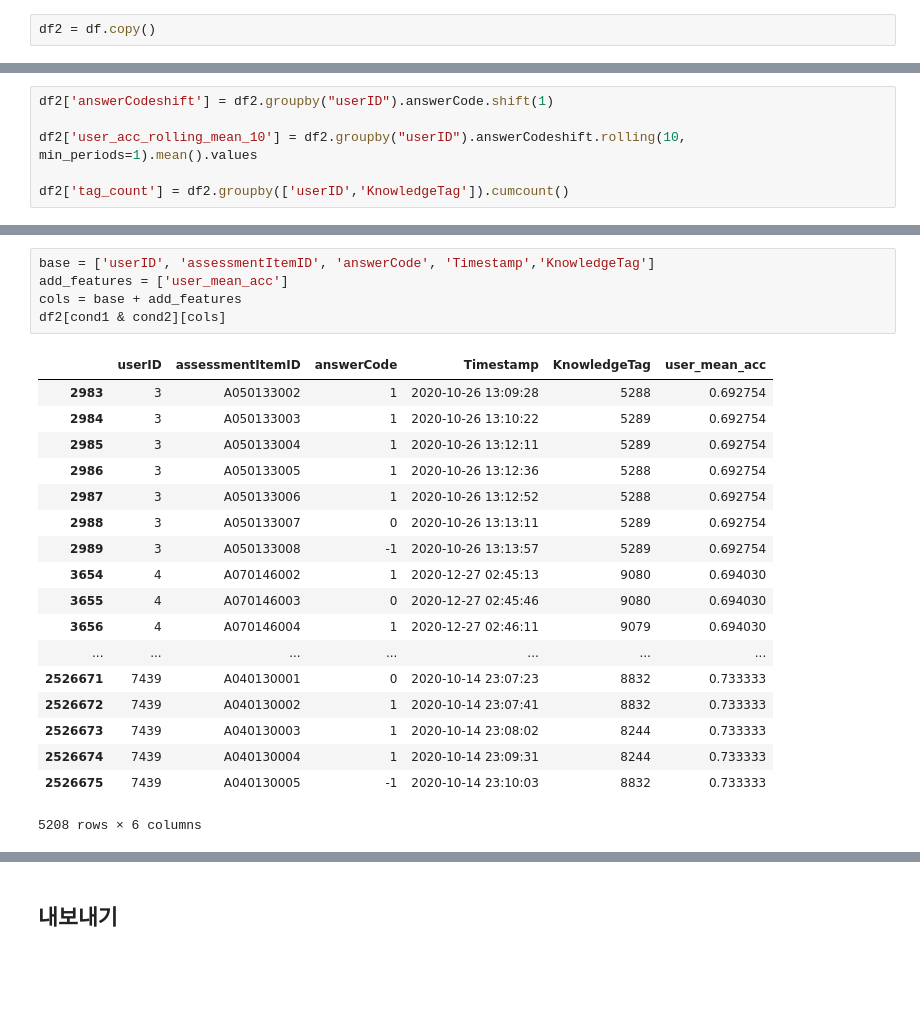
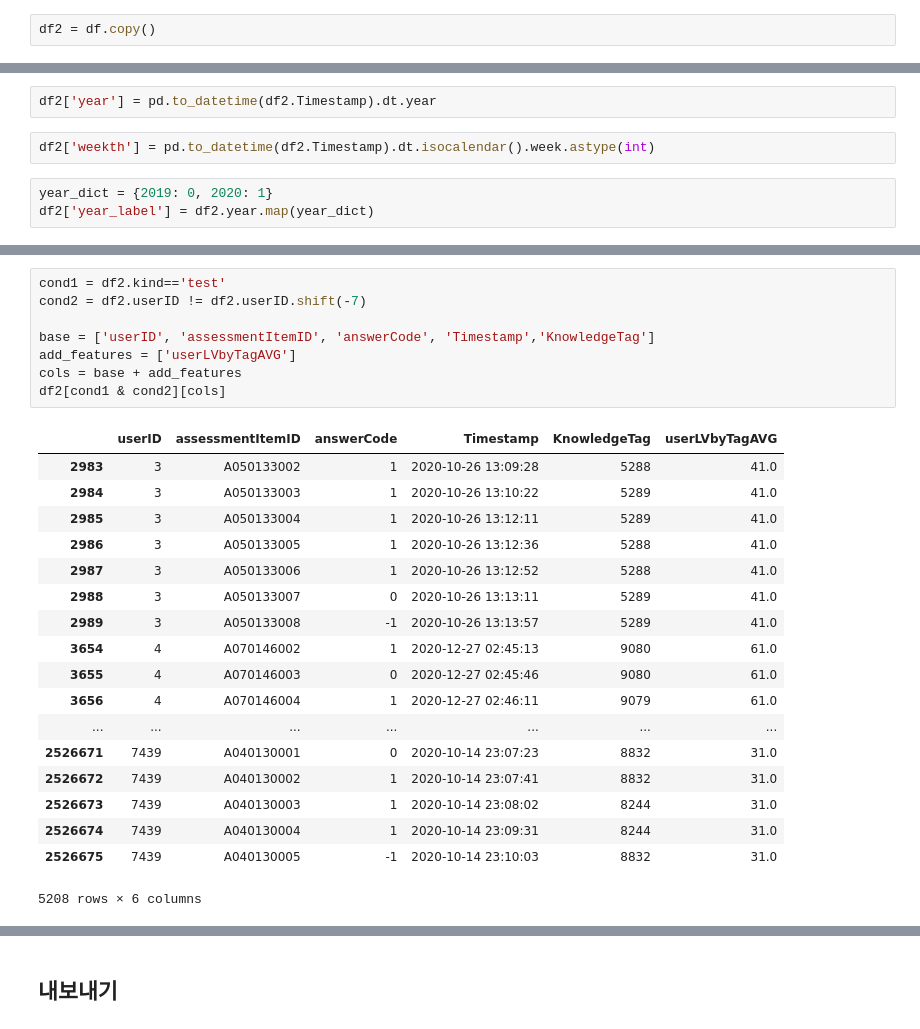
Before and after one commit to boostcampaitech4lv23recsys2/level2_dkt_recsys-level2-recsys-08, a Jupyter notebook: FeatrueEngineering/FE_Others.ipynb, the cells around one changed output, grey strips where cells are left out. Saved outputs shown, nothing was run; the diff lists cells and outputs as text; blank space fills up the shorter version.

```diff
--- a/FeatrueEngineering/FE_Others.ipynb
+++ b/FeatrueEngineering/FE_Others.ipynb
@@ -497,6 +318,0 @@ df2.sort_values(by=['userID','Timestamp'], inplace=True)
-# %%
-df2['answerCodeshift'] = df2.groupby("userID").answerCode.shift(1)
-
-df2['user_acc_rolling_mean_10'] = df2.groupby("userID").answerCodeshift.rolling(10, min_periods=1).mean().values
-
-df2['tag_count'] = df2.groupby(['userID','KnowledgeTag']).cumcount()
@@ -503,3 +489,10 @@ df2['tag_count'] = df2.groupby(['userID','KnowledgeTag']).cumcount()
+# %%
+df2['year'] = pd.to_datetime(df2.Timestamp).dt.year
+# %%
+df2['weekth'] = pd.to_datetime(df2.Timestamp).dt.isocalendar().week.astype(int)
+# %%
+year_dict = {2019: 0, 2020: 1}
+df2['year_label'] = df2.year.map(year_dict)
 # %%
 cond1 = df2.kind=='test'
 cond2 = df2.userID != df2.userID.shift(-7)
@@ -506,24 +523,27 @@ cond2 = df2.userID != df2.userID.shift(-7)
 # %%
+cond1 = df2.kind=='test'
+cond2 = df2.userID != df2.userID.shift(-7)
+
 base = ['userID', 'assessmentItemID', 'answerCode', 'Timestamp','KnowledgeTag']
-add_features = ['user_mean_acc']
+add_features = ['userLVbyTagAVG']
 cols = base + add_features
 df2[cond1 & cond2][cols]
 # %% [output]
-|  | userID | assessmentItemID | answerCode | Timestamp | KnowledgeTag | user_mean_acc |
-| 2983 | 3 | A050133002 | 1 | 2020-10-26 13:09:28 | 5288 | 0.692754 |
-| 2984 | 3 | A050133003 | 1 | 2020-10-26 13:10:22 | 5289 | 0.692754 |
-| 2985 | 3 | A050133004 | 1 | 2020-10-26 13:12:11 | 5289 | 0.692754 |
-| 2986 | 3 | A050133005 | 1 | 2020-10-26 13:12:36 | 5288 | 0.692754 |
-| 2987 | 3 | A050133006 | 1 | 2020-10-26 13:12:52 | 5288 | 0.692754 |
-| 2988 | 3 | A050133007 | 0 | 2020-10-26 13:13:11 | 5289 | 0.692754 |
-| 2989 | 3 | A050133008 | -1 | 2020-10-26 13:13:57 | 5289 | 0.692754 |
-| 3654 | 4 | A070146002 | 1 | 2020-12-27 02:45:13 | 9080 | 0.694030 |
-| 3655 | 4 | A070146003 | 0 | 2020-12-27 02:45:46 | 9080 | 0.694030 |
-| 3656 | 4 | A070146004 | 1 | 2020-12-27 02:46:11 | 9079 | 0.694030 |
+|  | userID | assessmentItemID | answerCode | Timestamp | KnowledgeTag | userLVbyTagAVG |
+| 2983 | 3 | A050133002 | 1 | 2020-10-26 13:09:28 | 5288 | 41.0 |
+| 2984 | 3 | A050133003 | 1 | 2020-10-26 13:10:22 | 5289 | 41.0 |
+| 2985 | 3 | A050133004 | 1 | 2020-10-26 13:12:11 | 5289 | 41.0 |
+| 2986 | 3 | A050133005 | 1 | 2020-10-26 13:12:36 | 5288 | 41.0 |
+| 2987 | 3 | A050133006 | 1 | 2020-10-26 13:12:52 | 5288 | 41.0 |
+| 2988 | 3 | A050133007 | 0 | 2020-10-26 13:13:11 | 5289 | 41.0 |
+| 2989 | 3 | A050133008 | -1 | 2020-10-26 13:13:57 | 5289 | 41.0 |
+| 3654 | 4 | A070146002 | 1 | 2020-12-27 02:45:13 | 9080 | 61.0 |
+| 3655 | 4 | A070146003 | 0 | 2020-12-27 02:45:46 | 9080 | 61.0 |
+| 3656 | 4 | A070146004 | 1 | 2020-12-27 02:46:11 | 9079 | 61.0 |
 | ... | ... | ... | ... | ... | ... | ... |
-| 2526671 | 7439 | A040130001 | 0 | 2020-10-14 23:07:23 | 8832 | 0.733333 |
-| 2526672 | 7439 | A040130002 | 1 | 2020-10-14 23:07:41 | 8832 | 0.733333 |
-| 2526673 | 7439 | A040130003 | 1 | 2020-10-14 23:08:02 | 8244 | 0.733333 |
-| 2526674 | 7439 | A040130004 | 1 | 2020-10-14 23:09:31 | 8244 | 0.733333 |
-| 2526675 | 7439 | A040130005 | -1 | 2020-10-14 23:10:03 | 8832 | 0.733333 |
+| 2526671 | 7439 | A040130001 | 0 | 2020-10-14 23:07:23 | 8832 | 31.0 |
+| 2526672 | 7439 | A040130002 | 1 | 2020-10-14 23:07:41 | 8832 | 31.0 |
+| 2526673 | 7439 | A040130003 | 1 | 2020-10-14 23:08:02 | 8244 | 31.0 |
+| 2526674 | 7439 | A040130004 | 1 | 2020-10-14 23:09:31 | 8244 | 31.0 |
+| 2526675 | 7439 | A040130005 | -1 | 2020-10-14 23:10:03 | 8832 | 31.0 |
 5208 rows × 6 columns
```
Also changed, not shown: parts of 36 cells of this notebook.
